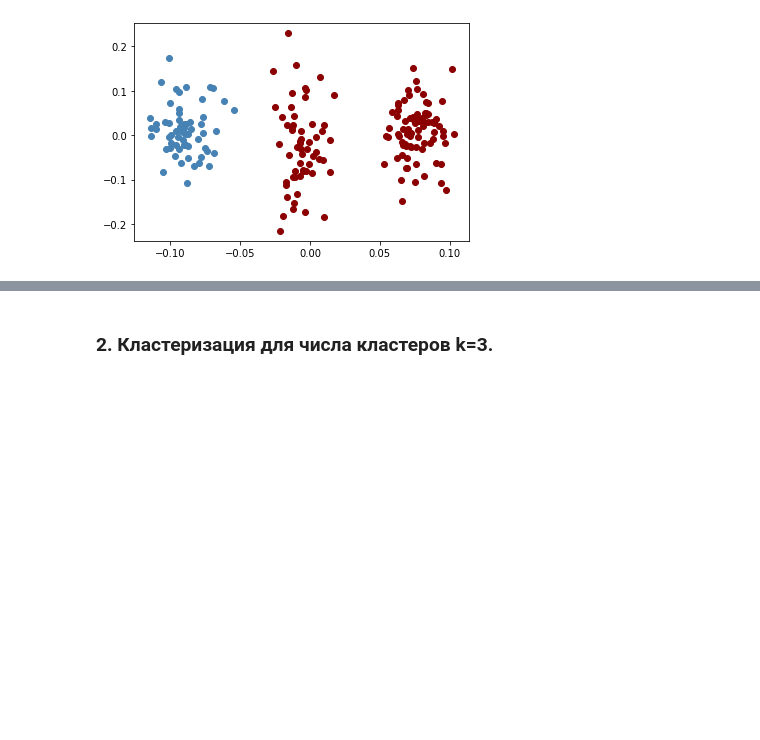
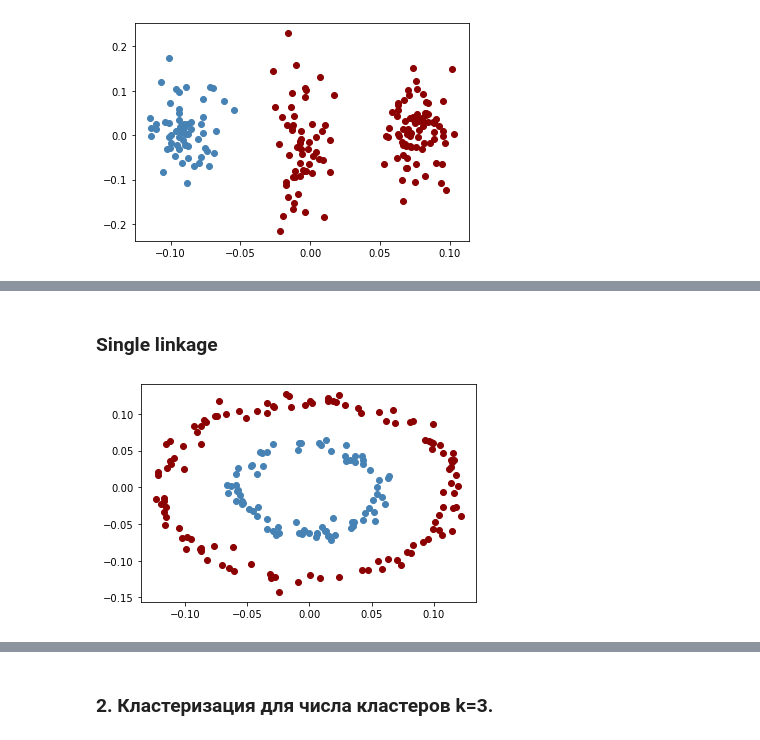
Before and after one commit to vsavkina/lab3, a Jupyter notebook: Lab3_13.ipynb, the cells around one changed output, grey strips where cells are left out. Saved outputs shown, nothing was run; the diff lists cells and outputs as text; code cells hidden in the pictures; blank space fills up the shorter version.

```diff
--- a/Lab3_13.ipynb
+++ b/Lab3_13.ipynb
@@ -309,0 +380,6 @@ for i in range(len(Y_spectral.labels_)):
+# %% [markdown]
+### Single linkage
+# %%
+plot_clusters('single linkage', "X")
+# %% [output]
+[figure, added]
```
Also changed, not shown: parts of 36 cells of this notebook.
